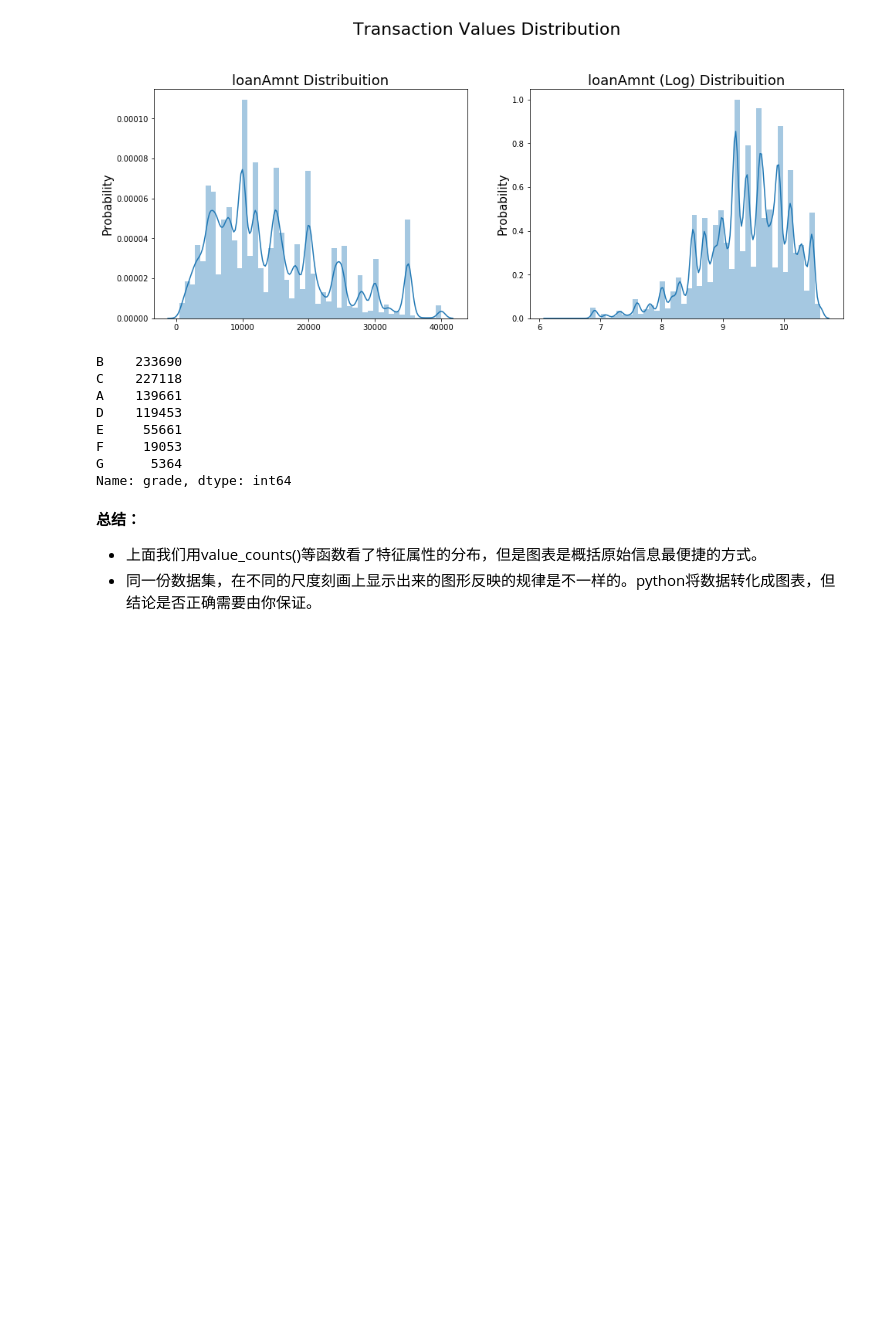
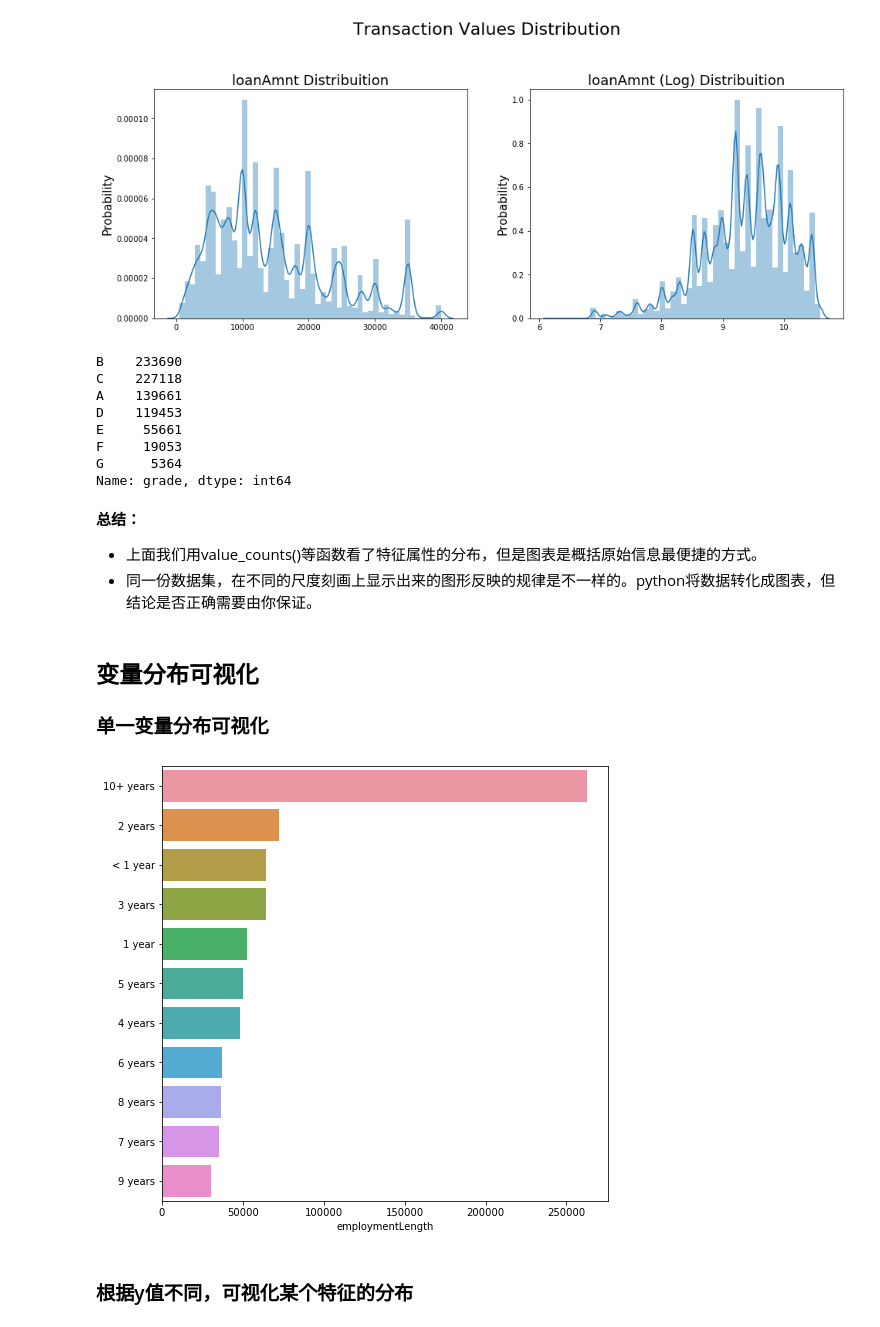
Before and after one commit to Skyexu/machine-learning-practice, a Jupyter notebook: practice/FinancialRiskControl/数据分析.ipynb, the cells around one changed output. Cells and saved outputs as stored; diff of their text form; code cells hidden in the pictures; blank space fills up the shorter version.

Commit message:
[feat]add data analysis

```diff
--- a/practice/FinancialRiskControl/数据分析.ipynb
+++ b/practice/FinancialRiskControl/数据分析.ipynb
@@ -430,3 +448,15 @@ Name: grade, dtype: int64
 
 - 上面我们用value_counts()等函数看了特征属性的分布，但是图表是概括原始信息最便捷的方式。
 - 同一份数据集，在不同的尺度刻画上显示出来的图形反映的规律是不一样的。python将数据转化成图表，但结论是否正确需要由你保证。
+# %% [markdown]
+## 变量分布可视化
+
+### 单一变量分布可视化
+# %%
+plt.figure(figsize=(8,8))
+sns.barplot(data_train["employmentLength"].value_counts(dropna=False)[:20], data_train["employmentLength"].value_counts(dropna=False).keys()[:20])
+plt.show()
+# %% [output]
+[figure, added]
+# %% [markdown]
+### 根据y值不同，可视化某个特征的分布
```
Also changed, not shown: parts of 22 cells of this notebook, 1 other file.
